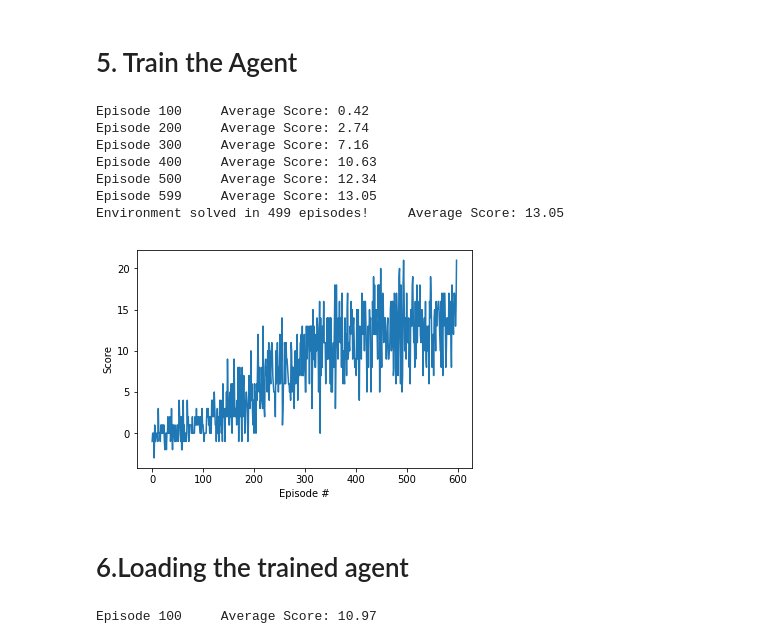
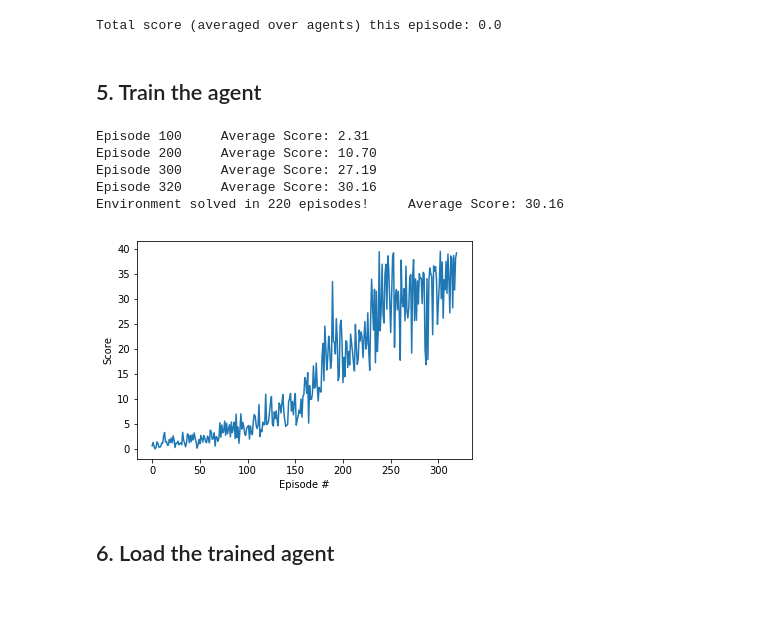
Before and after one commit to JaishyamRB/Deep-Reinforcement-Learning-Nanodegree-project-1-Navigator, a Jupyter notebook: Solution.ipynb, the cells around one changed output. Saved outputs shown, nothing was run; the diff lists cells and outputs as text; code cells hidden in the pictures; blank space fills up the shorter version.

```diff
--- a/Solution.ipynb
+++ b/Solution.ipynb
@@ -19,5 +14,5 @@ import matplotlib.pyplot as plt
 # %%
-env = UnityEnvironment(file_name="/data/Banana_Linux_NoVis/Banana.x86_64")
+env = UnityEnvironment(file_name='Reacher_Windows_x86_64/Reacher.exe')
 # %% [output]
 INFO:unityagents:
 'Academy' started successfully!
@@ -104,8 +71,26 @@ Score: 0.0
+# %%
+env_info = env.reset(train_mode=True)[brain_name]      # reset the environment
+states = env_info.vector_observations                  # get the current state (for each agent)
+scores = np.zeros(num_agents)                          # initialize the score (for each agent)
+while True:
+    actions = np.random.randn(num_agents, action_size) # select an action (for each agent)
+    actions = np.clip(actions, -1, 1)                  # all actions between -1 and 1
+    env_info = env.step(actions)[brain_name]           # send all actions to tne environment
+    next_states = env_info.vector_observations         # get next state (for each agent)
+    rewards = env_info.rewards                         # get reward (for each agent)
+    dones = env_info.local_done                        # see if episode finished
+    scores += env_info.rewards                         # update the score (for each agent)
+    states = next_states                               # roll over states to next time step
+    if np.any(dones):                                  # exit loop if episode finished
+        break
+print('Total score (averaged over agents) this episode: {}'.format(np.mean(scores)))
+# %% [output]
+Total score (averaged over agents) this episode: 0.0
 # %% [markdown]
-# 5. Train the Agent
+## 5. Train the agent
 # %%
-def dqn(agent,n_episodes=3000, max_t=1000, eps_start=1.0, eps_end=0.01, eps_decay=0.995,train=True):
-    """Deep Q-Learning.
+def run(agent,n_episodes=3000, max_t=1000,train =True):
+    """Deep Deterministic Policy Gradient.
 
     Params
     ======
@@ -117,13 +102,14 @@ def dqn(agent,n_episodes=3000, max_t=1000, eps_start=1.0, eps_end=0.01, eps_deca
     """
     scores = []                        # list containing scores from each episode
     scores_window = deque(maxlen=100)  # last 100 scores
-    eps = eps_start                    # initialize epsilon
+
     for i_episode in range(1, n_episodes+1):
+
         env_info = env.reset(train_mode= train )[brain_name]
         state = env_info.vector_observations[0]
         score = 0
         for t in range(max_t):
-            action = agent.act(state, eps if train else 0.0)
+            action = agent.act(state)
             env_info = env.step(action)[brain_name]
             next_state = env_info.vector_observations[0]
             reward = env_info.rewards[0]
@@ -136,35 +122,35 @@ def dqn(agent,n_episodes=3000, max_t=1000, eps_start=1.0, eps_end=0.01, eps_deca
                 break
         scores_window.append(score)       # save most recent score
         scores.append(score)              # save most recent score
-        eps = max(eps_end, eps_decay*eps) # decrease epsilon
+
         print('\rEpisode {}\tAverage Score: {:.2f}'.format(i_episode, np.mean(scores_window)), end="")
         if i_episode % 100 == 0:
             print('\rEpisode {}\tAverage Score: {:.2f}'.format(i_episode, np.mean(scores_window)))
-        if np.mean(scores_window)>=13 and train:
+        if np.mean(scores_window)>=30 and train:
             print('\nEnvironment solved in {:d} episodes!\tAverage Score: {:.2f}'.format(i_episode-100, np.mean(scores_window)))
-            torch.save(agent.qnetwork_local.state_dict(), 'checkpoint.pth')
+            torch.save(agent.actor_local.state_dict(), 'actor.pth')
+            torch.save(agent.critic_local.state_dict(), 'critic.pth')
             break
     return scores
 # %%
+from Agent import Agent
+from models import Actor,Critic
 
-agent = Agent(state_size=37, action_size=4, seed=0)
-scores = dqn(agent)
+agent = Agent(state_size= 33 ,action_size= 4 ,seed=0)
+scores = run(agent)
 
-# plot the scores
 fig = plt.figure()
 ax = fig.add_subplot(111)
 plt.plot(np.arange(len(scores)), scores)
 plt.ylabel('Score')
 plt.xlabel('Episode #')
 plt.show()
 # %% [output]
-Episode 100     Average Score: 0.42
-Episode 200     Average Score: 2.74
-Episode 300     Average Score: 7.16
-Episode 400     Average Score: 10.63
-Episode 500     Average Score: 12.34
-Episode 599     Average Score: 13.05
-Environment solved in 499 episodes!     Average Score: 13.05
+Episode 100     Average Score: 2.31
+Episode 200     Average Score: 10.70
+Episode 300     Average Score: 27.19
+Episode 320     Average Score: 30.16
+Environment solved in 220 episodes!     Average Score: 30.16
-[figure, old version]
+[figure, new version]
 # %% [markdown]
-# 6.Loading the trained agent
+## 6. Load the trained agent
@@ -171,5 +160,3 @@ Environment solved in 499 episodes!     Average Score: 13.05
 # %%
-agent = Agent(state_size=37, action_size=4, seed=0, filename='checkpoint.pth')
-scores = dqn(agent, n_episodes=100, train=False)
+agent =  Agent(state_size= 33 ,action_size= 4 ,seed=0, actor_file= "actor.pth", critic_file= "critic.pth" )
+scores = run(agent,n_episodes=100, train=False )
-# %% [output]
-Episode 100     Average Score: 10.97
```
Also changed, not shown: parts of 13 cells of this notebook.
